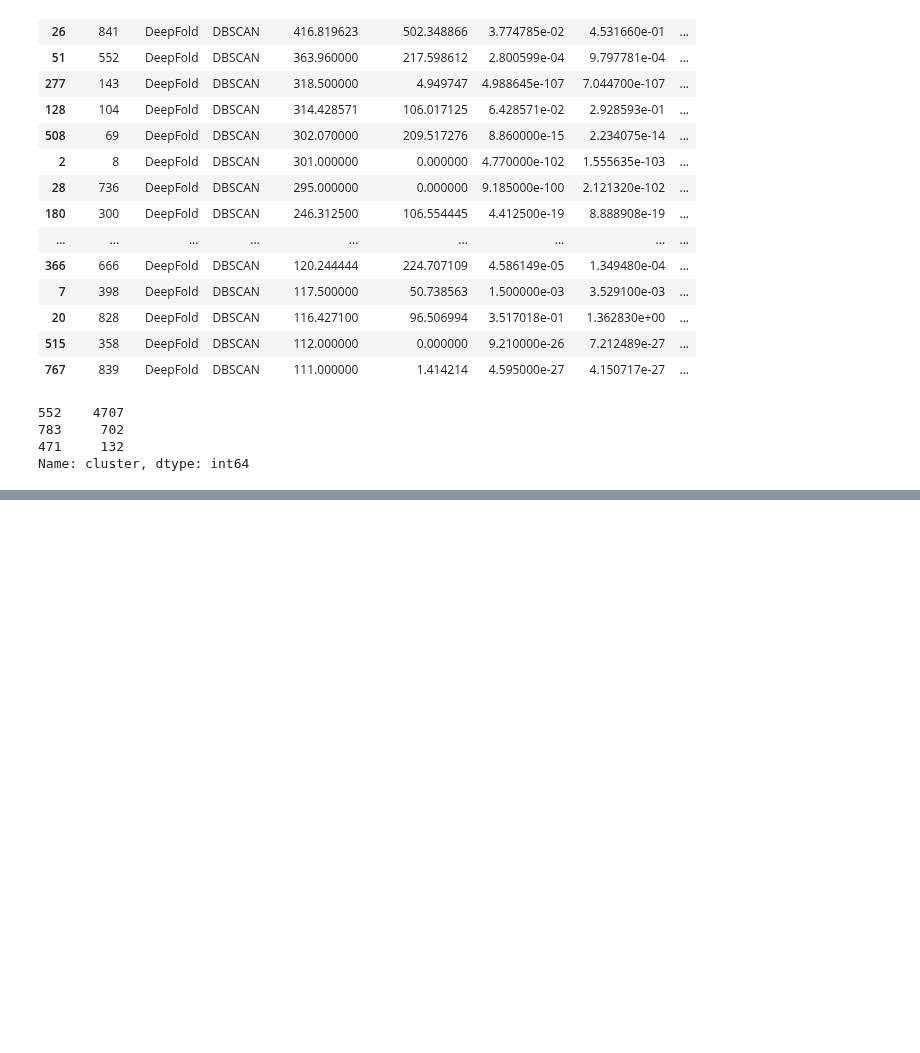
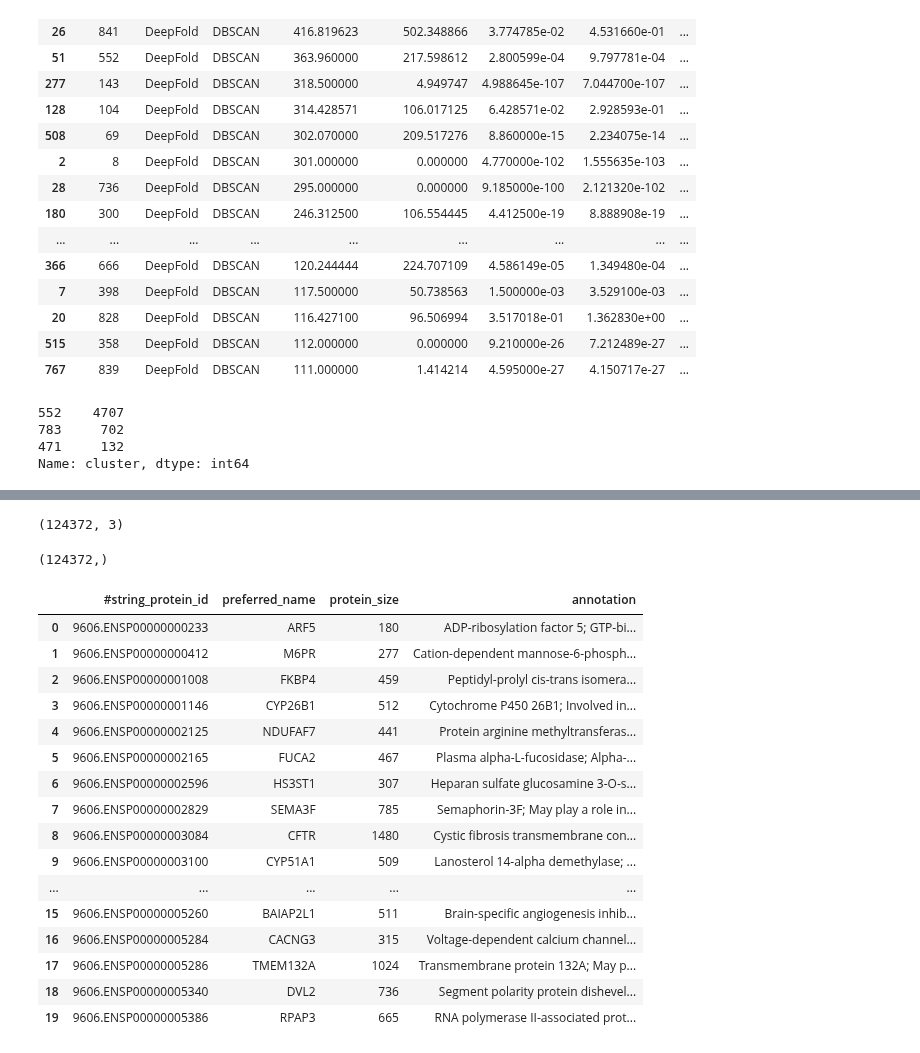
Before and after one commit to dptrsa-300/pss, a Jupyter notebook: Explore - Evaluate Cluster Outcome.ipynb, the cells around one changed output, grey strips where cells are left out. Cells and saved outputs as stored; diff of their text form; code cells hidden in the pictures; blank space fills up the shorter version.

```diff
--- a/Explore - Evaluate Cluster Outcome.ipynb
+++ b/Explore - Evaluate Cluster Outcome.ipynb
@@ -1558,0 +1595,3 @@ print("X_transformed new shape", X_transformed.shape)
+# %%
+gomf_list = list(gomf_dict.keys())
+gomf_list[0:10]
@@ -1558,0 +2025,28 @@ print("X_transformed new shape", X_transformed.shape)
+# %%
+stringdb_protein_aliases[stringdb_protein_aliases.source=='Ensembl_UniProt'].shape
+# %% [output]
+(124372, 3)
+# %%
+stringdb_protein_aliases[stringdb_protein_aliases.source=='Ensembl_UniProt'].alias.drop_duplicates().shape
+# %% [output]
+(124372,)
+# %%
+stringdb_protein_info[0:20]
+# %% [output]
+|  | #string_protein_id | preferred_name | protein_size | annotation |
+| 0 | 9606.ENSP00000000233 | ARF5 | 180 | ADP-ribosylation factor 5; GTP-bi... |
+| 1 | 9606.ENSP00000000412 | M6PR | 277 | Cation-dependent mannose-6-phosph... |
+| 2 | 9606.ENSP00000001008 | FKBP4 | 459 | Peptidyl-prolyl cis-trans isomera... |
+| 3 | 9606.ENSP00000001146 | CYP26B1 | 512 | Cytochrome P450 26B1; Involved in... |
+| 4 | 9606.ENSP00000002125 | NDUFAF7 | 441 | Protein arginine methyltransferas... |
+| 5 | 9606.ENSP00000002165 | FUCA2 | 467 | Plasma alpha-L-fucosidase; Alpha-... |
+| 6 | 9606.ENSP00000002596 | HS3ST1 | 307 | Heparan sulfate glucosamine 3-O-s... |
+| 7 | 9606.ENSP00000002829 | SEMA3F | 785 | Semaphorin-3F; May play a role in... |
+| 8 | 9606.ENSP00000003084 | CFTR | 1480 | Cystic fibrosis transmembrane con... |
+| 9 | 9606.ENSP00000003100 | CYP51A1 | 509 | Lanosterol 14-alpha demethylase; ... |
+| ... | ... | ... | ... | ... |
+| 15 | 9606.ENSP00000005260 | BAIAP2L1 | 511 | Brain-specific angiogenesis inhib... |
+| 16 | 9606.ENSP00000005284 | CACNG3 | 315 | Voltage-dependent calcium channel... |
+| 17 | 9606.ENSP00000005286 | TMEM132A | 1024 | Transmembrane protein 132A; May p... |
+| 18 | 9606.ENSP00000005340 | DVL2 | 736 | Segment polarity protein dishevel... |
+| 19 | 9606.ENSP00000005386 | RPAP3 | 665 | RNA polymerase II-associated prot... |
```
Also changed, not shown: parts of 119 cells of this notebook.
